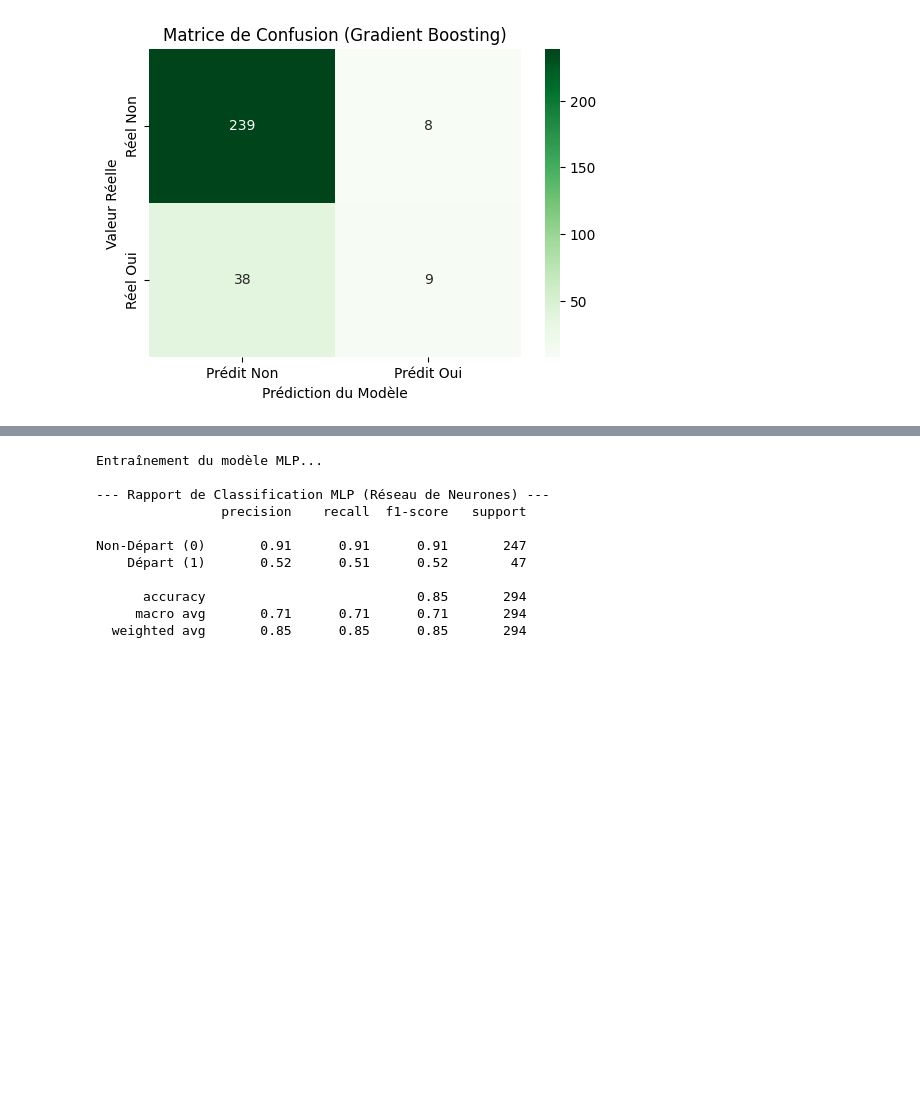
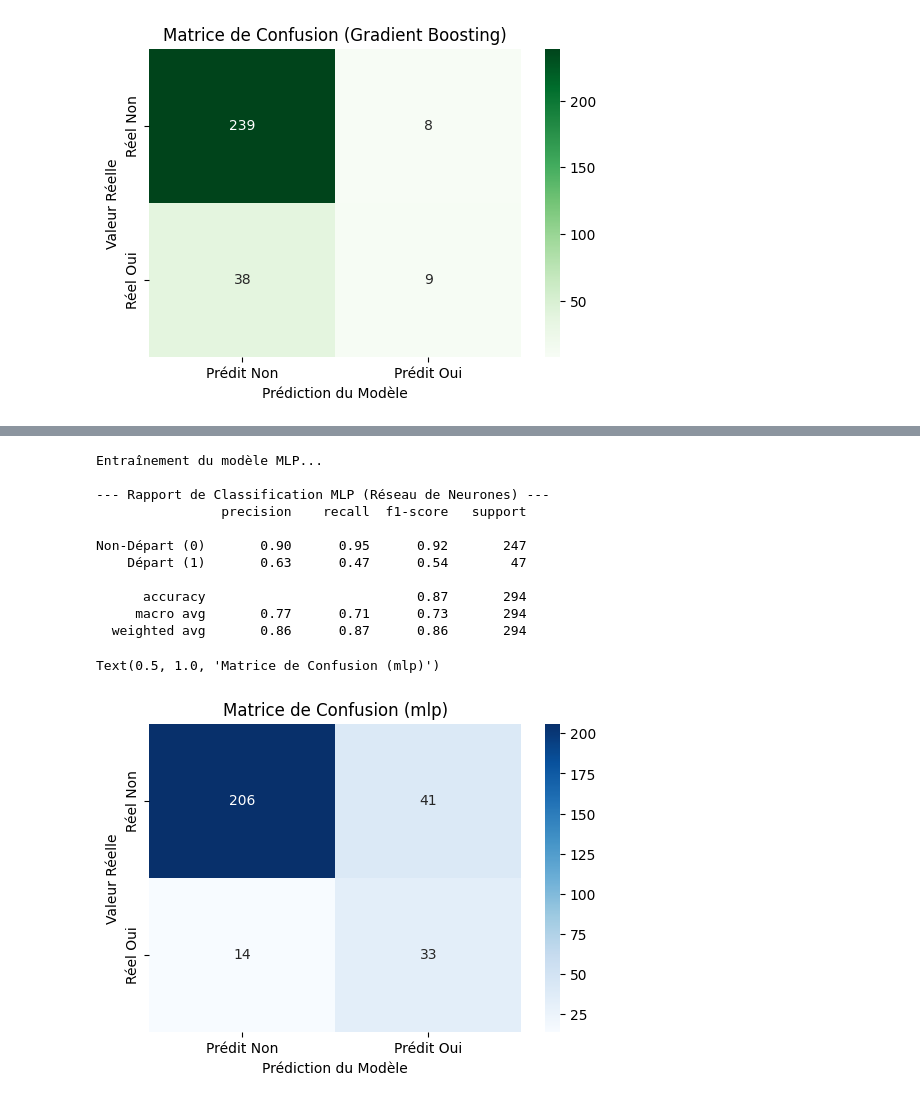
Before and after one commit to AIEngOc2025/Projet4, a Jupyter notebook: Developpement/classification_informations.ipynb, the cells around one changed output, grey strips where cells are left out. Drawn from its saved outputs; the diff is of its cells as text; code cells hidden in the pictures; blank space fills up the shorter version.

```diff
--- a/Developpement/classification_informations.ipynb
+++ b/Developpement/classification_informations.ipynb
@@ -733,36 +813,48 @@ Non-Départ (0)       0.88      0.96      0.92       247
 # %%
+# MLP classifier
+from sklearn.neural_network import MLPClassifier # Le modèle Deep Learning de Scikit-learn
 
-from sklearn.neural_network import MLPClassifier # Le modèle Deep Learning de Scikit-learn
-from sklearn.metrics import classification_report
 
 # --- 2. Création et Entraînement du Modèle MLP ---
 # Configuration simple : un calque caché (hidden_layer_sizes=(50,)), 300 itérations max
 model_mlp = MLPClassifier(
-    hidden_layer_sizes=(10,10,5,5,),
+    hidden_layer_sizes=(10,),
     activation='relu',
     solver='adam',
     max_iter=300,
     random_state=42
 )
 
 # Entraînement sur les données transformées et scalées
 print("Entraînement du modèle MLP...")
 model_mlp.fit(X_train_transformed, y_train)
 
 
 # --- 3. Évaluation du Modèle ---
 y_pred_mlp = model_mlp.predict(X_test_transformed)
 print("\n--- Rapport de Classification MLP (Réseau de Neurones) ---")
 print(classification_report(y_test, y_pred_mlp, target_names=['Non-Départ (0)', 'Départ (1)']))
+mlp_recall = recall_score(y_test, y_pred_mlp)
+# Matrice de Confusion
+cm = confusion_matrix(y_test, y_pred)
+plt.figure(figsize=(6, 4))
+sns.heatmap(cm, annot=True, fmt='d', cmap='Blues',
+            xticklabels=['Prédit Non', 'Prédit Oui'],
+            yticklabels=['Réel Non', 'Réel Oui'])
+plt.ylabel('Valeur Réelle')
+plt.xlabel('Prédiction du Modèle')
+plt.title('Matrice de Confusion (mlp)')
 # %% [output]
 Entraînement du modèle MLP...
 
 --- Rapport de Classification MLP (Réseau de Neurones) ---
                 precision    recall  f1-score   support
 
-Non-Départ (0)       0.91      0.91      0.91       247
-    Départ (1)       0.52      0.51      0.52        47
+Non-Départ (0)       0.90      0.95      0.92       247
+    Départ (1)       0.63      0.47      0.54        47
 
-      accuracy                           0.85       294
-     macro avg       0.71      0.71      0.71       294
-  weighted avg       0.85      0.85      0.85       294
+      accuracy                           0.87       294
+     macro avg       0.77      0.71      0.73       294
+  weighted avg       0.86      0.87      0.86       294
+Text(0.5, 1.0, 'Matrice de Confusion (mlp)')
+[figure, added]
```
Also changed, not shown: parts of 22 cells of this notebook.
